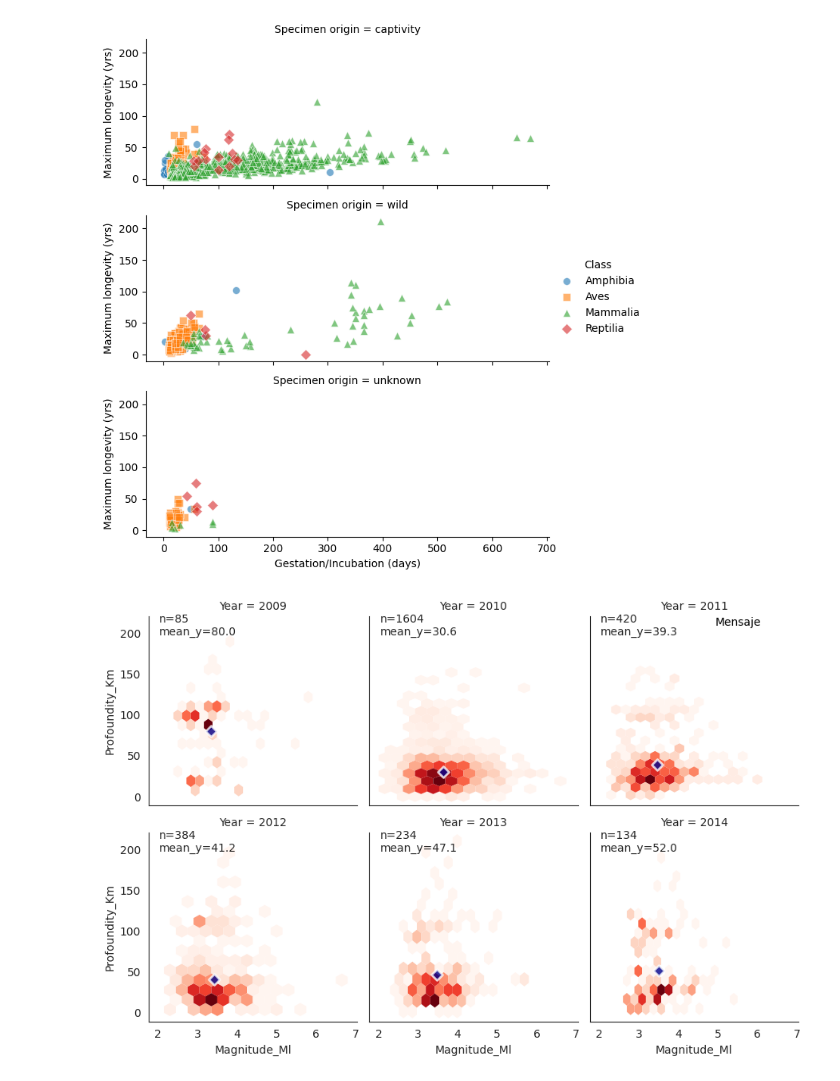
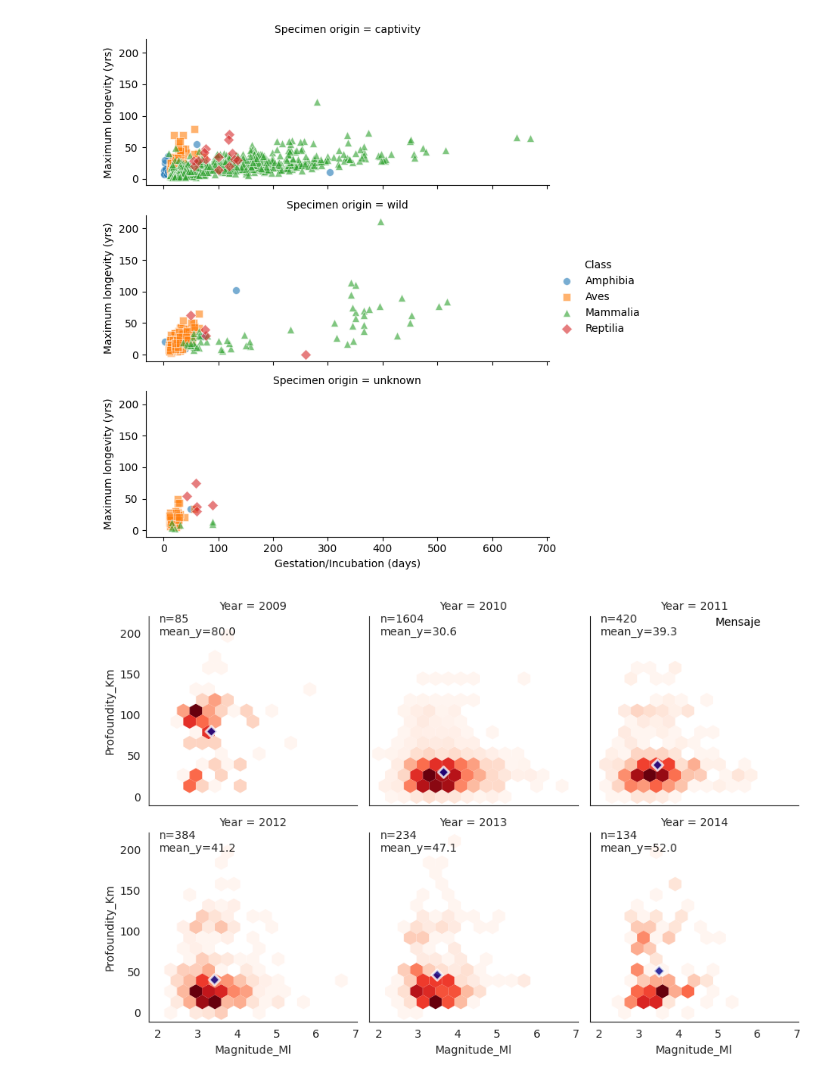
Before and after one commit to JacquelineAldridge/data-visualization-notebooks, a Jupyter notebook: notebooks/3.8-grillas.ipynb, the cells around one changed output. Saved outputs shown, nothing was run; the diff lists cells and outputs as text; code cells hidden in the pictures.

```diff
--- a/notebooks/3.8-grillas.ipynb
+++ b/notebooks/3.8-grillas.ipynb
@@ -162,11 +162,34 @@ g.add_legend()
 <seaborn.axisgrid.FacetGrid at 0x...>
 [figure]
 # %%
+df_subset = df_earthquakes.with_columns(Year=pl.col("Date").dt.year()).filter(
+    pl.col("Region") == "Maule",
+    pl.col("Year").is_between(2009, 2014),
+)
+
+# Definir la extensión común para todos los subplots (xmin, xmax, ymin, ymax)
+extent = (
+    df_subset["Magnitude_Ml"].min(),
+    df_subset["Magnitude_Ml"].max(),
+    df_subset["Profoundity_Km"].min(),
+    df_subset["Profoundity_Km"].max(),
+)
+
+
 def hexbix_custom(x, y, **kwargs):
-    hb = plt.hexbin(x, y, gridsize=15, cmap="Reds", linewidths=0, mincnt=1, **kwargs)
+    hb = plt.hexbin(
+        x,
+        y,
+        gridsize=15,
+        cmap="Reds",
+        linewidths=0,
+        mincnt=1,
+        extent=extent,
+        **kwargs,
+    )
 
-    mean_y=y.mean()
-    mean_x=x.mean()
+    mean_y = y.mean()
+    mean_x = x.mean()
 
     plt.scatter(
         mean_x,
@@ -177,35 +200,33 @@ def hexbix_custom(x, y, **kwargs):
         edgecolors="white",
         linewidths=2,
         alpha=0.8,
     )
 
     plt.text(
         0.05,
         0.9,
         f"n={len(x)}\nmean_y={mean_y:.1f}",
         transform=plt.gca().transAxes,
     )
 
     return hb
 
+
 with sns.axes_style("white"):
     g = sns.FacetGrid(
-        data=df_earthquakes.filter(
-            pl.col("Region") == "Maule",
-            pl.col("Year").is_between(2009, 2014),
-        ),
+        data=df_subset,
         col="Year",
         col_wrap=3,
     )
     g.map(hexbix_custom, "Magnitude_Ml", "Profoundity_Km")
 
 for year, ax in zip(g.col_names, g.axes):
     if year == 2011:
         ax.text(
             0.6,
             0.95,
             "Mensaje",
             transform=ax.transAxes,
         )
 # %% [output]
-[figure, old version]
+[figure, new version]
```
Also changed, not shown: parts of 8 cells of this notebook.
